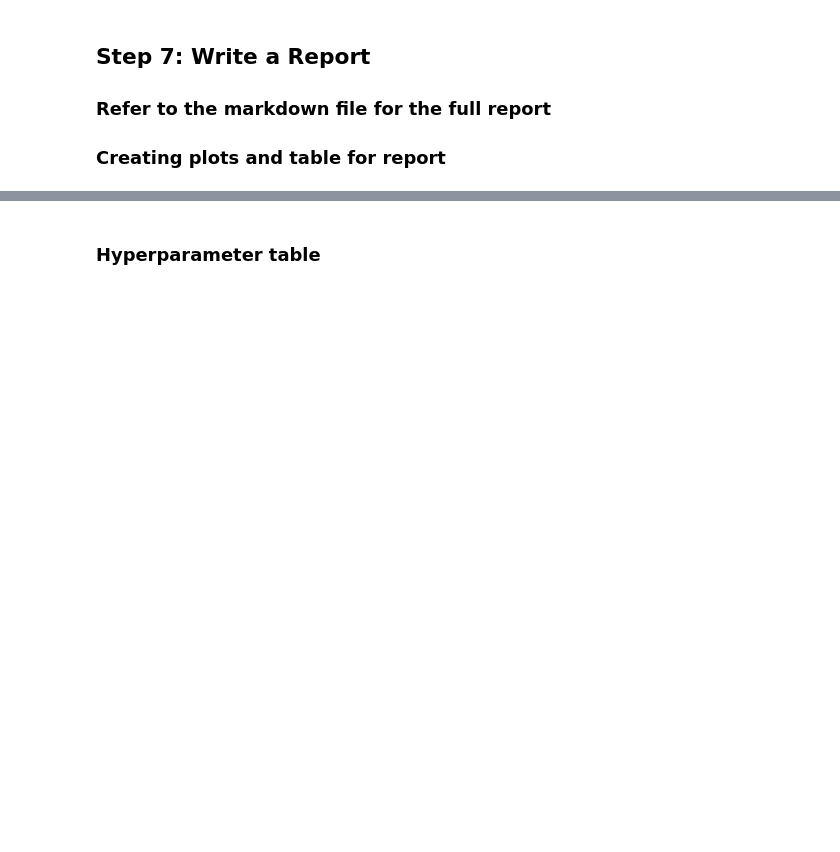
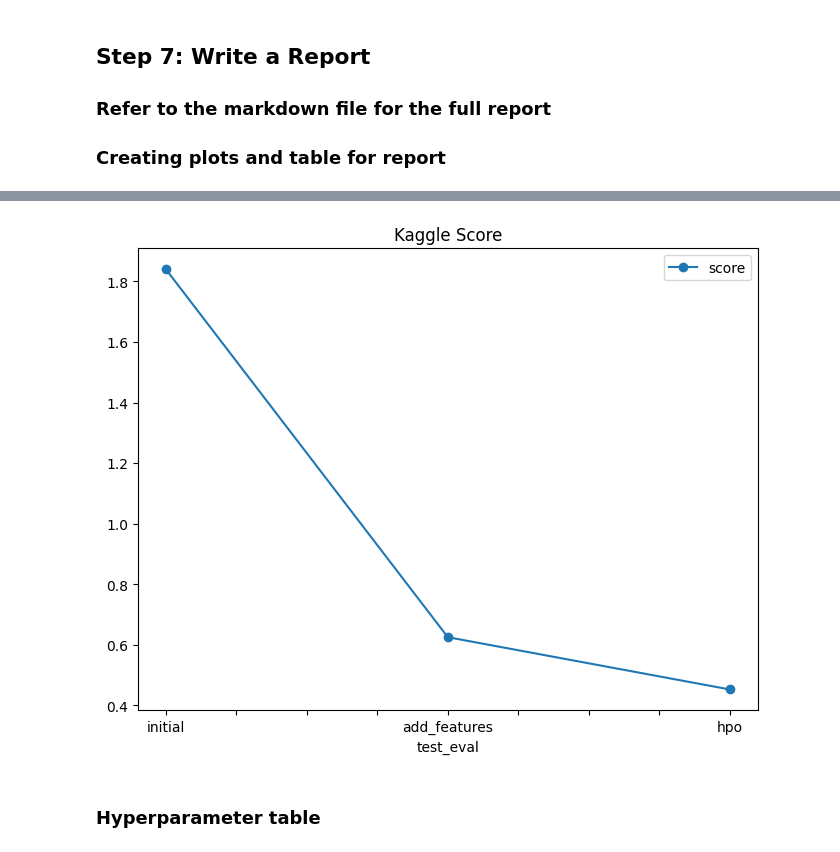
Before and after one commit to florabelas1/cd0385-project-starter, a Jupyter notebook: project/project-template.ipynb, the cells around one changed output, grey strips where cells are left out. Drawn from its saved outputs; the diff is of its cells as text; code cells hidden in the pictures; blank space fills up the shorter version.

```diff
--- a/project/project-template.ipynb
+++ b/project/project-template.ipynb
@@ -457,12 +692,14 @@ fig.savefig('model_train_score.png')
 # %%
 # Take the 3 kaggle scores and creating a line plot to show improvement
 fig = pd.DataFrame(
     {
         "test_eval": ["initial", "add_features", "hpo"],
-        "score": [?, ?, ?]
+        "score": [1.83939, 0.62523, 0.45275]
     }
-).plot(x="test_eval", y="score", figsize=(8, 6)).get_figure()
+).plot(x="test_eval", y="score", figsize=(8, 6), marker='o', title="Kaggle Score").get_figure()
 fig.savefig('model_test_score.png')
+# %% [output]
+[figure, added]
 # %% [markdown]
 ### Hyperparameter table
 # %%
```
Also changed, not shown: parts of 30 cells of this notebook.
